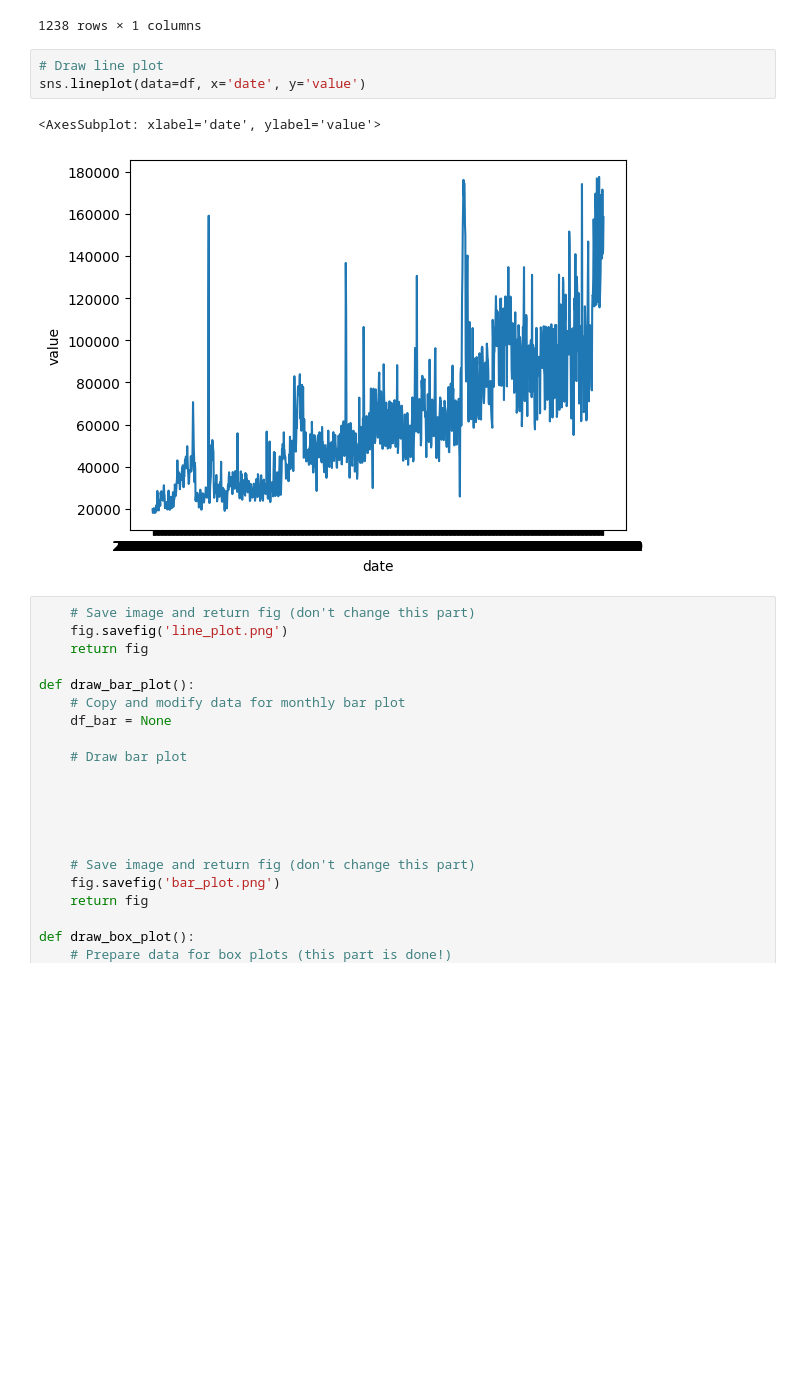
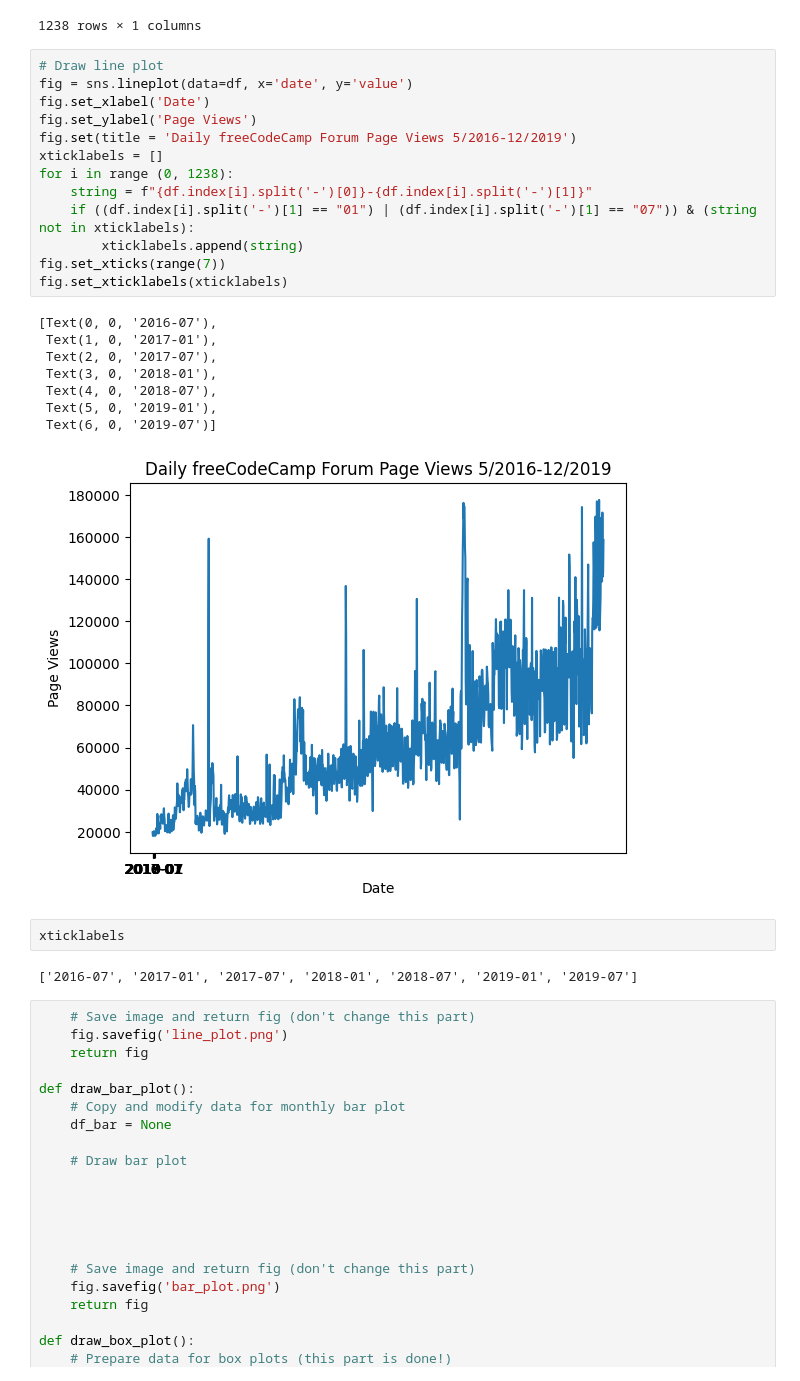
Before and after one commit to PeterAvgerinos/PyCerts, a Jupyter notebook: PyDataAn/projects/project4/Untitled.ipynb, the cells around one changed output. Saved outputs shown, nothing was run; the diff lists cells and outputs as text; blank space fills up the shorter version.

```diff
--- a/PyDataAn/projects/project4/Untitled.ipynb
+++ b/PyDataAn/projects/project4/Untitled.ipynb
@@ -44,12 +44,32 @@ df
 | 2019-12-01 | 142918 |
 | 2019-12-03 | 158549 |
 1238 rows × 1 columns
-# %%
-# Draw line plot
-sns.lineplot(data=df, x='date', y='value')
-# %% [output]
-<AxesSubplot: xlabel='date', ylabel='value'>
-[figure, removed]
+# %%
+# Draw line plot
+fig = sns.lineplot(data=df, x='date', y='value')
+fig.set_xlabel('Date')
+fig.set_ylabel('Page Views')
+fig.set(title = 'Daily freeCodeCamp Forum Page Views 5/2016-12/2019')
+xticklabels = []
+for i in range (0, 1238):
+    string = f"{df.index[i].split('-')[0]}-{df.index[i].split('-')[1]}"
+    if ((df.index[i].split('-')[1] == "01") | (df.index[i].split('-')[1] == "07")) & (string not in xticklabels):
+        xticklabels.append(string)
+fig.set_xticks(range(7))
+fig.set_xticklabels(xticklabels)
+# %% [output]
+[Text(0, 0, '2016-07'),
+ Text(1, 0, '2017-01'),
+ Text(2, 0, '2017-07'),
+ Text(3, 0, '2018-01'),
+ Text(4, 0, '2018-07'),
+ Text(5, 0, '2019-01'),
+ Text(6, 0, '2019-07')]
+[figure, added]
+# %%
+xticklabels
+# %% [output]
+['2016-07', '2017-01', '2017-07', '2018-01', '2018-07', '2019-01', '2019-07']
 # %%
     # Save image and return fig (don't change this part)
     fig.savefig('line_plot.png')
```
